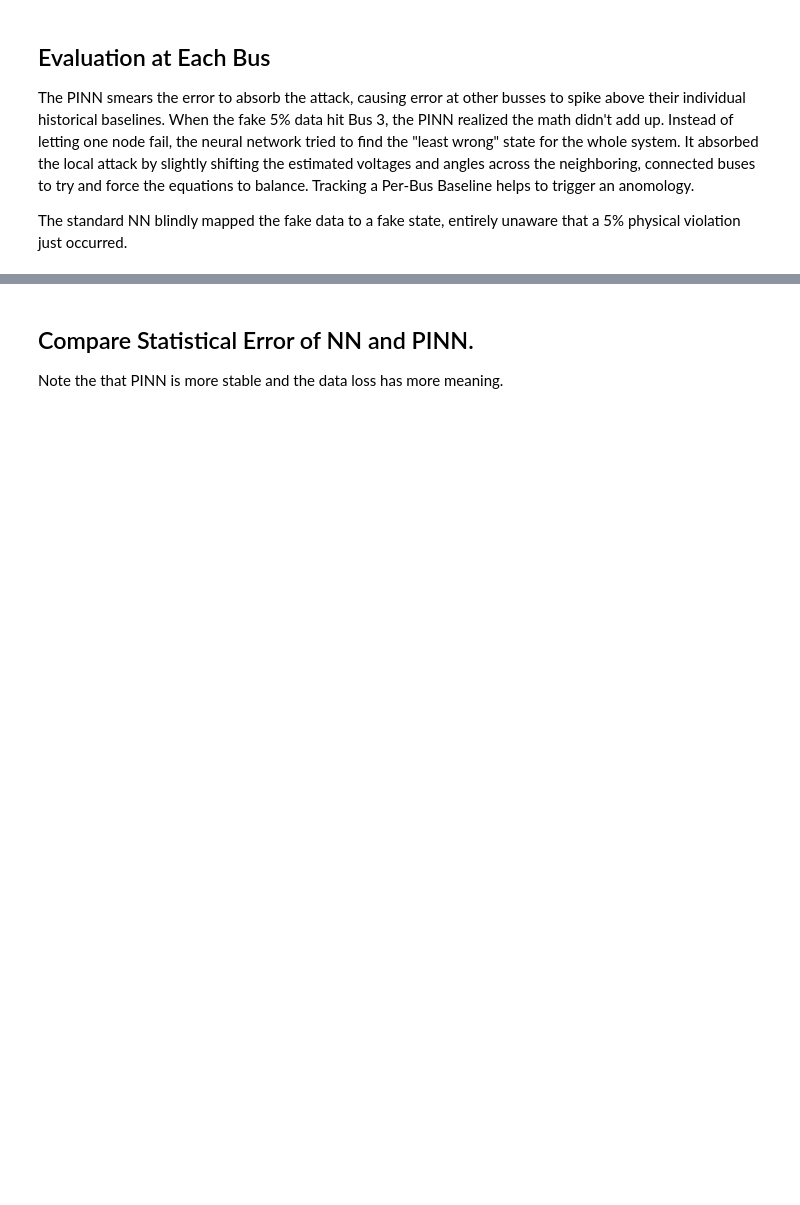
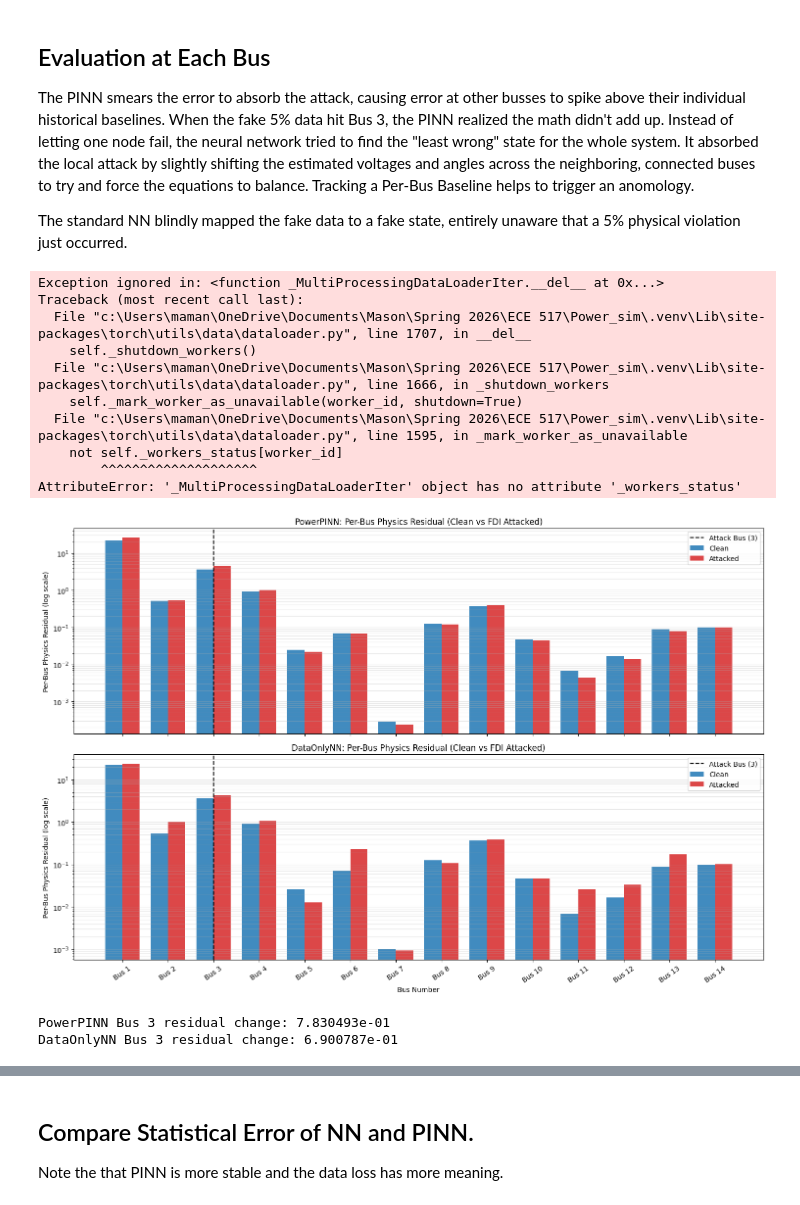
Before and after one commit to MangoCode13/PowerPINN, a Jupyter notebook: PINN.ipynb, the cells around one changed output, grey strips where cells are left out. Cells and saved outputs as stored; diff of their text form; code cells hidden in the pictures; blank space fills up the shorter version.

```diff
--- a/PINN.ipynb
+++ b/PINN.ipynb
@@ -361,34 +490,3 @@ else:
 # %% [markdown]
 # Data Only Model Trained
 This used to compare with the PINN
-# %%
-class DataOnlyNN(nn.Module):
-    def __init__(self):
-        super().__init__()
-        # Same architecture as our PowerPINN for a fair comparison
-        self.net = nn.Sequential(
-            nn.Linear(28, 64), nn.Tanh(),
-            nn.Linear(64, 64), nn.Tanh(),
-            nn.Linear(64, 64), nn.Tanh(),
-            nn.Linear(64, 64), nn.Tanh(),
-            nn.Linear(64, 28)
-        )
-    def forward(self, x):
-        out = self.net(x)
-        return torch.cat([out[:, :14] + 1.0, out[:, 14:]], dim=1)
-
-# Quick training of the Data-Only model (Supervised loss only)
-model_data_only = DataOnlyNN()
-opt_std = torch.optim.Adam(model_data_only.parameters(), lr=1e-4)
-criterion = nn.MSELoss()
-data_only_loss_history = []
-
-print("Training Data-Only Baseline...")
-for epoch in range(500):
-    opt_std.zero_grad()
-    p = model_data_only(train_x)
-    loss = criterion(p, train_y)
-    loss.backward()
-    opt_std.step()
-    data_only_loss_history.append(loss.item())
-print("Baseline trained.")
@@ -482,7 +657,7 @@ import pandas as pd
 import torch
 
 # 1. Load the FDI attacked dataset
-fdi_data = torch.load('/content/PowerPINN/ieee14_test_data_fdi_3_bus_5pct.pt')
+fdi_data = torch.load('./ieee14_test_data_fdi_3_bus_5pct.pt')
 X_test_attacked = fdi_data['test_x']
 Y_test_attacked = fdi_data['test_y']
 
@@ -601,8 +805,8 @@ The standard NN blindly mapped the fake data to a fake state, entirely unaware t
 
 # Ensure clean/attacked test tensors are available
 if 'X_test_clean' not in globals() or 'X_test_attacked' not in globals():
-    clean_data = torch.load('/content/PowerPINN/ieee14_test_data_norm.pt')
-    fdi_data = torch.load('/content/PowerPINN/ieee14_test_data_fdi_3_bus_5pct.pt')
+    clean_data = torch.load('./ieee14_test_data_norm.pt')
+    fdi_data = torch.load('./ieee14_test_data_fdi_3_bus_5pct.pt')
     X_test_clean = clean_data['test_x']
     X_test_attacked = fdi_data['test_x']
 
@@ -615,7 +819,10 @@ def per_bus_physics_residual(model_obj, x_batch, Y_bus, x_mean, x_std, y_mean, y
         p_meas = x_raw[:, :14]
         q_meas = x_raw[:, 14:]
 
-        pred = model_obj(x_batch)
+        pred_norm = model_obj(x_batch)
+        # Denormalize predictions to get physical voltages and angles
+        pred = pred_norm * (y_std + 1e-6) + y_mean
+
         vm = pred[:, :14]
         va = pred[:, 14:]
         v_complex = vm * (torch.cos(va) + 1j * torch.sin(va))
@@ -643,30 +850,44 @@ attack_bus = 3
 
 fig, axes = plt.subplots(2, 1, figsize=(15, 10), sharex=True)
 
 axes[0].bar(x_pos - bar_width / 2, pinn_clean_bus, bar_width, label='Clean', alpha=0.85)
 axes[0].bar(x_pos + bar_width / 2, pinn_attack_bus, bar_width, label='Attacked', alpha=0.85, color='tab:red')
 axes[0].axvline(attack_bus - 1, color='black', linestyle='--', linewidth=1.5, label='Attack Bus (3)')
 axes[0].set_yscale('log')
 axes[0].set_ylabel('Per-Bus Physics Residual (log scale)')
 axes[0].set_title('PowerPINN: Per-Bus Physics Residual (Clean vs FDI Attacked)')
 axes[0].grid(True, which='both', axis='y', alpha=0.3)
 axes[0].legend()
 
 axes[1].bar(x_pos - bar_width / 2, data_clean_bus, bar_width, label='Clean', alpha=0.85)
 axes[1].bar(x_pos + bar_width / 2, data_attack_bus, bar_width, label='Attacked', alpha=0.85, color='tab:red')
 axes[1].axvline(attack_bus - 1, color='black', linestyle='--', linewidth=1.5, label='Attack Bus (3)')
 axes[1].set_yscale('log')
 axes[1].set_ylabel('Per-Bus Physics Residual (log scale)')
 axes[1].set_xlabel('Bus Number')
 axes[1].set_title('DataOnlyNN: Per-Bus Physics Residual (Clean vs FDI Attacked)')
 axes[1].set_xticks(x_pos)
 axes[1].set_xticklabels([f'Bus {i}' for i in bus_idx], rotation=35)
 axes[1].grid(True, which='both', axis='y', alpha=0.3)
 axes[1].legend()
 
 plt.tight_layout()
 plt.show()
 
 # Optional quick numeric check at attacked bus
 print(f'PowerPINN Bus 3 residual change: {pinn_attack_bus[attack_bus-1] - pinn_clean_bus[attack_bus-1]:.6e}')
 print(f'DataOnlyNN Bus 3 residual change: {data_attack_bus[attack_bus-1] - data_clean_bus[attack_bus-1]:.6e}')
+# %% [output]
+Exception ignored in: <function _MultiProcessingDataLoaderIter.__del__ at 0x...>
+Traceback (most recent call last):
+  File "c:\Users\maman\OneDrive\Documents\Mason\Spring 2026\ECE 517\Power_sim\.venv\Lib\site-packages\torch\utils\data\dataloader.py", line 1707, in __del__
+    self._shutdown_workers()
+  File "c:\Users\maman\OneDrive\Documents\Mason\Spring 2026\ECE 517\Power_sim\.venv\Lib\site-packages\torch\utils\data\dataloader.py", line 1666, in _shutdown_workers
+    self._mark_worker_as_unavailable(worker_id, shutdown=True)
+  File "c:\Users\maman\OneDrive\Documents\Mason\Spring 2026\ECE 517\Power_sim\.venv\Lib\site-packages\torch\utils\data\dataloader.py", line 1595, in _mark_worker_as_unavailable
+    not self._workers_status[worker_id]
+        ^^^^^^^^^^^^^^^^^^^^
+AttributeError: '_MultiProcessingDataLoaderIter' object has no attribute '_workers_status'
+[figure, added]
+PowerPINN Bus 3 residual change: 7.830493e-01
+DataOnlyNN Bus 3 residual change: 6.900787e-01
```
Also changed, not shown: parts of 28 cells of this notebook.
